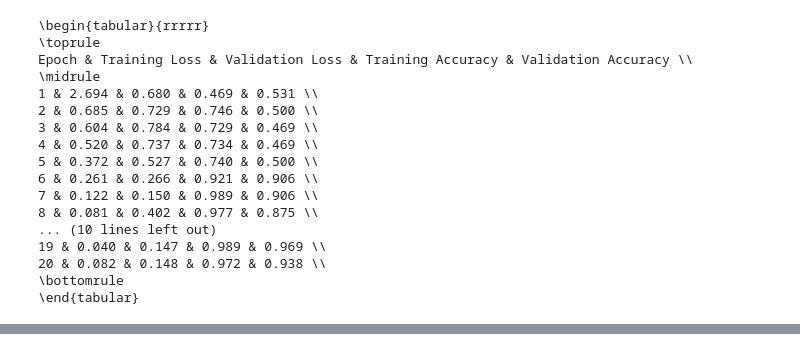
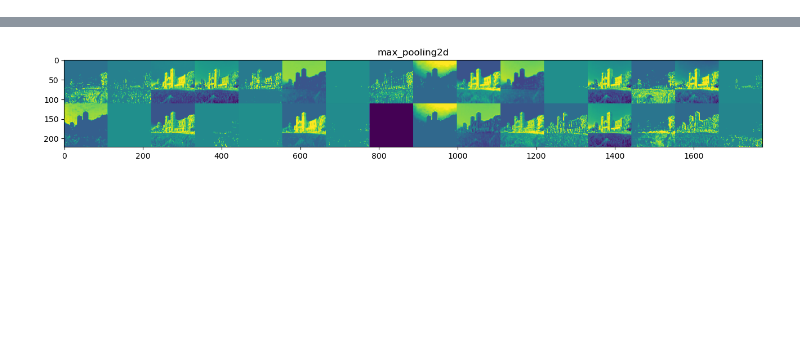
Before and after one commit to TonyLei43/Math-156-Final-Project, a Jupyter notebook: model.ipynb, the cells around one changed output, grey strips where cells are left out. Drawn from its saved outputs; the diff is of its cells as text; code cells hidden in the pictures; blank space fills up the shorter version.

```diff
--- a/model.ipynb
+++ b/model.ipynb
@@ -286,24 +260,6 @@ print(df_loss)
 # %%
+#convert this to latex
 latex_table = df_loss.to_latex(index=False, float_format="%.3f")
 
-# Print the LaTeX table
-print(latex_table)
+# Print the LaTeX tableprint(latex_table)
-# %% [output]
-\begin{tabular}{rrrrr}
-\toprule
-Epoch & Training Loss & Validation Loss & Training Accuracy & Validation Accuracy \\
-\midrule
-1 & 2.694 & 0.680 & 0.469 & 0.531 \\
-2 & 0.685 & 0.729 & 0.746 & 0.500 \\
-3 & 0.604 & 0.784 & 0.729 & 0.469 \\
-4 & 0.520 & 0.737 & 0.734 & 0.469 \\
-5 & 0.372 & 0.527 & 0.740 & 0.500 \\
-6 & 0.261 & 0.266 & 0.921 & 0.906 \\
-7 & 0.122 & 0.150 & 0.989 & 0.906 \\
-8 & 0.081 & 0.402 & 0.977 & 0.875 \\
-... (10 lines left out)
-19 & 0.040 & 0.147 & 0.989 & 0.969 \\
-20 & 0.082 & 0.148 & 0.972 & 0.938 \\
-\bottomrule
-\end{tabular}
 # %%
@@ -378,0 +312,5 @@ plot_activations(activations, model)
+# %%
+img_path = 'royce.jpeg'
+layer_activation = get_activations(model, img_path)[1]
+plot_layer_activation(layer_activation, model.layers[1].name)
+# %% [output]
@@ -378,0 +318 @@ plot_activations(activations, model)
+[figure, added]
```
Also changed, not shown: parts of 13 cells of this notebook, 1 other file.
